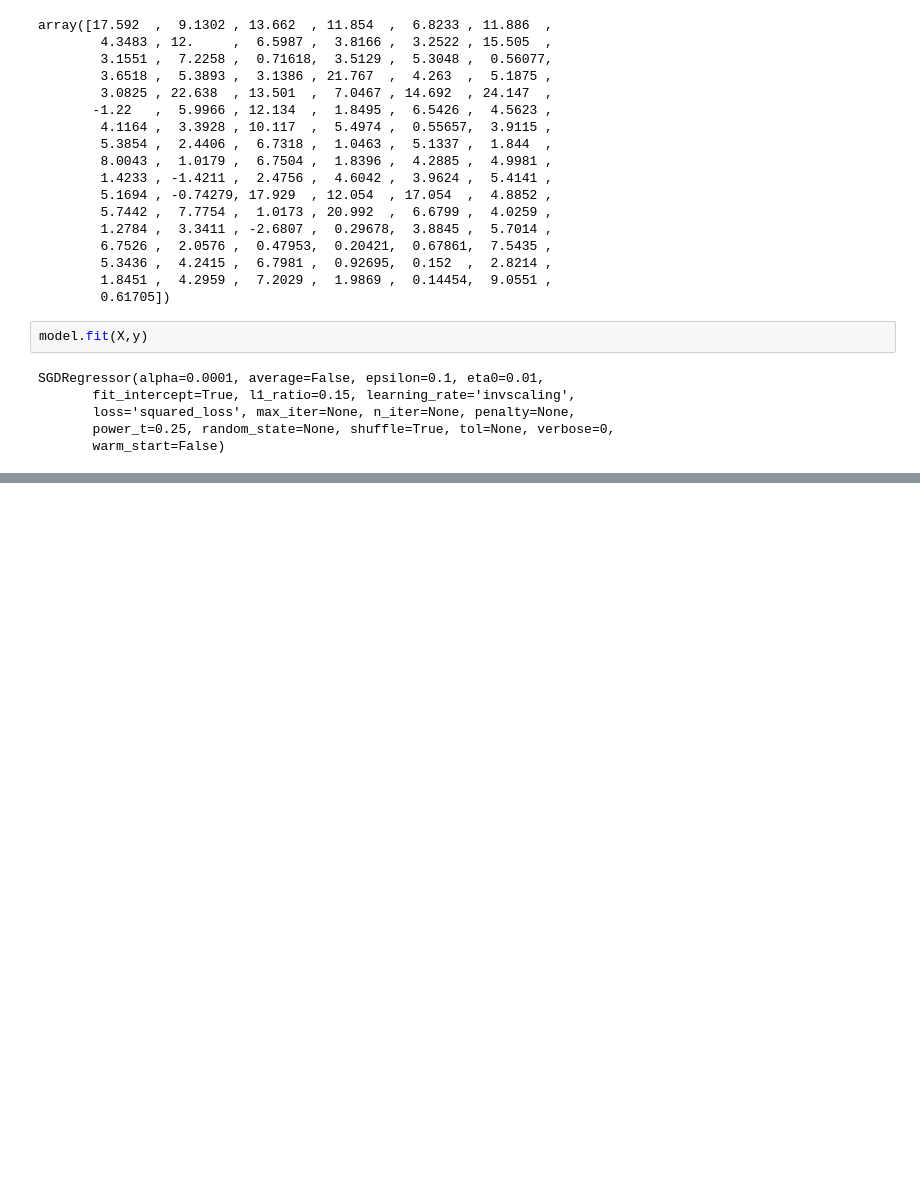
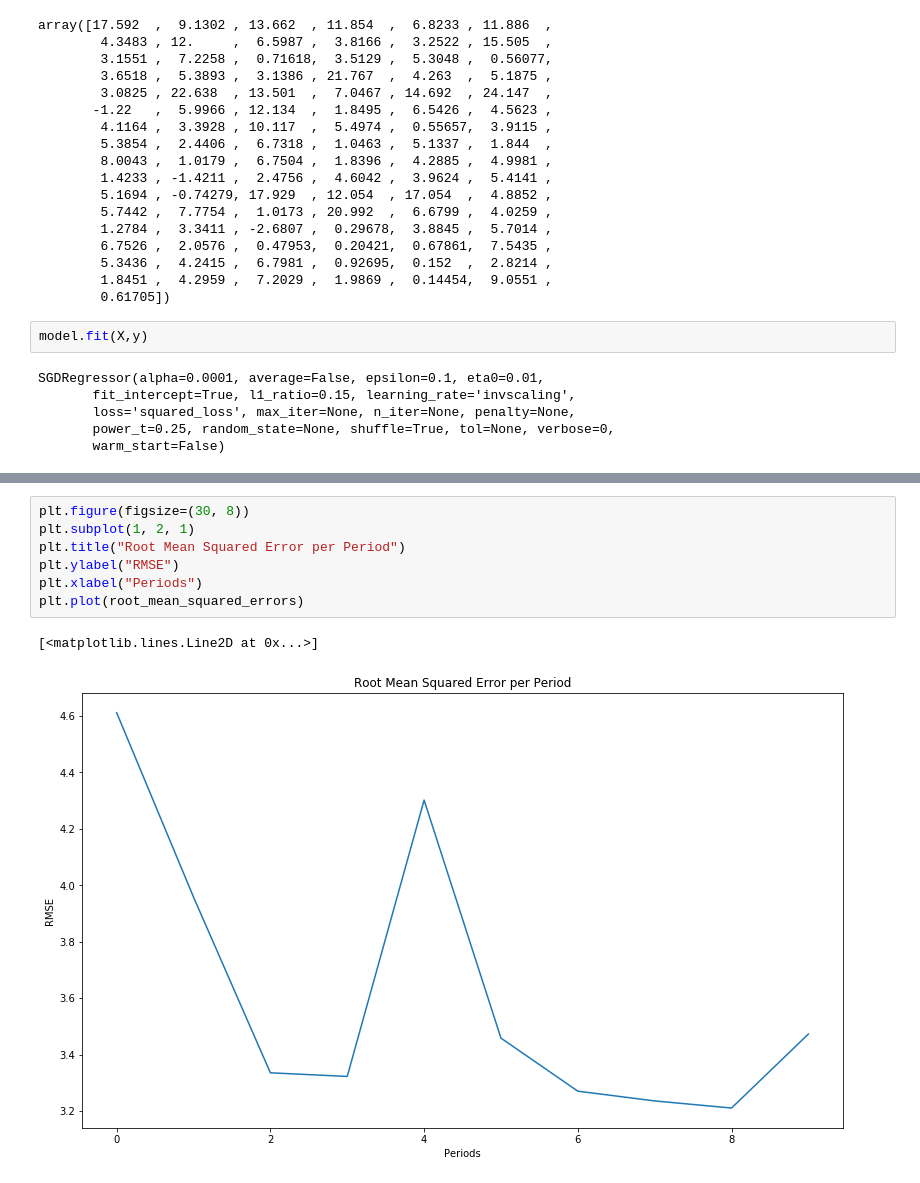
Before and after one commit to manoelrui/python_ml_sklearn, a Jupyter notebook: linear_regression.ipynb, the cells around one changed output, grey strips where cells are left out. Drawn from its saved outputs; the diff is of its cells as text; blank space fills up the shorter version.

```diff
--- a/linear_regression.ipynb
+++ b/linear_regression.ipynb
@@ -143,0 +177,10 @@ array([1.17233818])
+# %%
+plt.figure(figsize=(30, 8))
+plt.subplot(1, 2, 1)
+plt.title("Root Mean Squared Error per Period")
+plt.ylabel("RMSE")
+plt.xlabel("Periods")
+plt.plot(root_mean_squared_errors)
+# %% [output]
+[<matplotlib.lines.Line2D at 0x...>]
+[figure, added]
```
Also changed, not shown: parts of 9 cells of this notebook.
